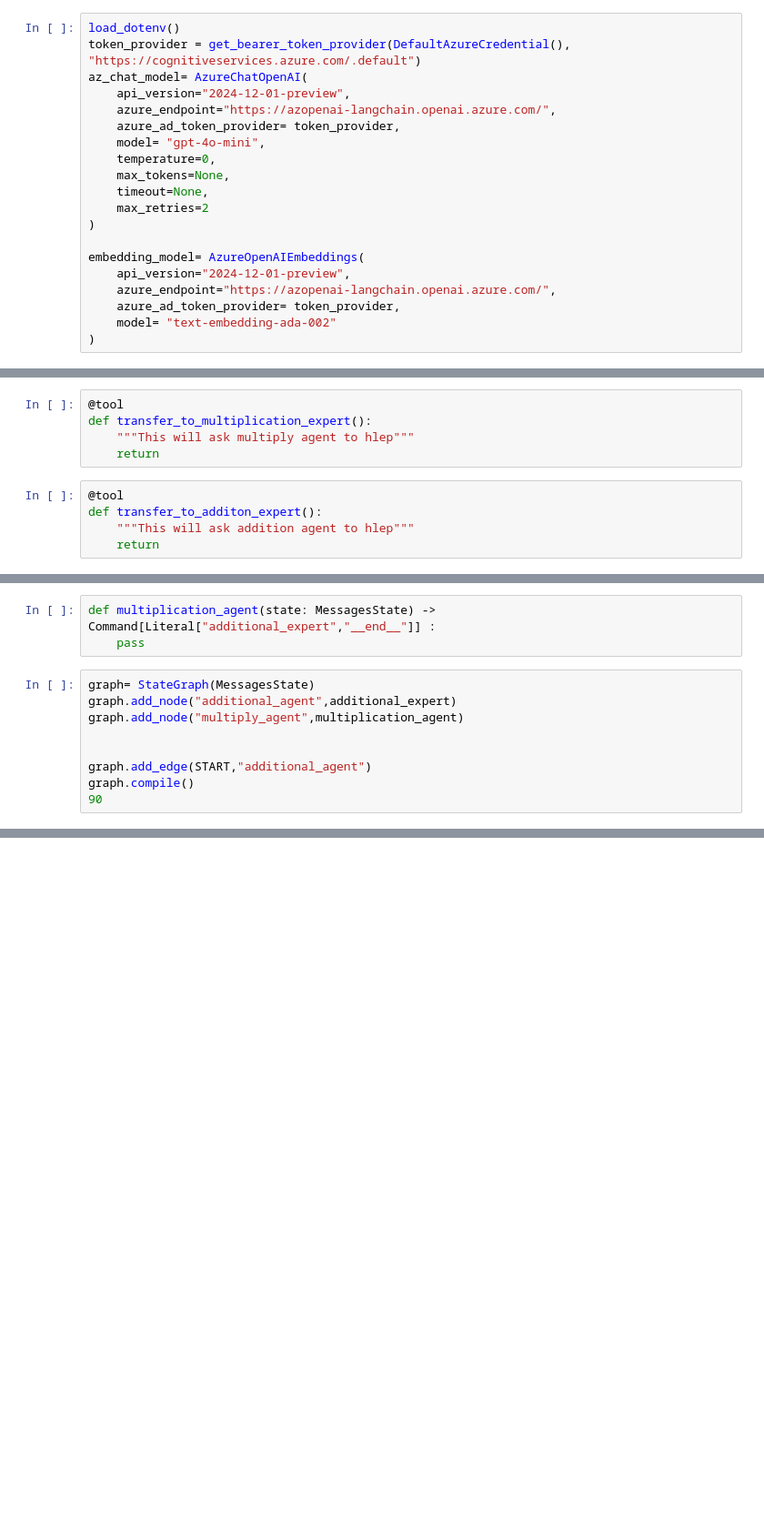
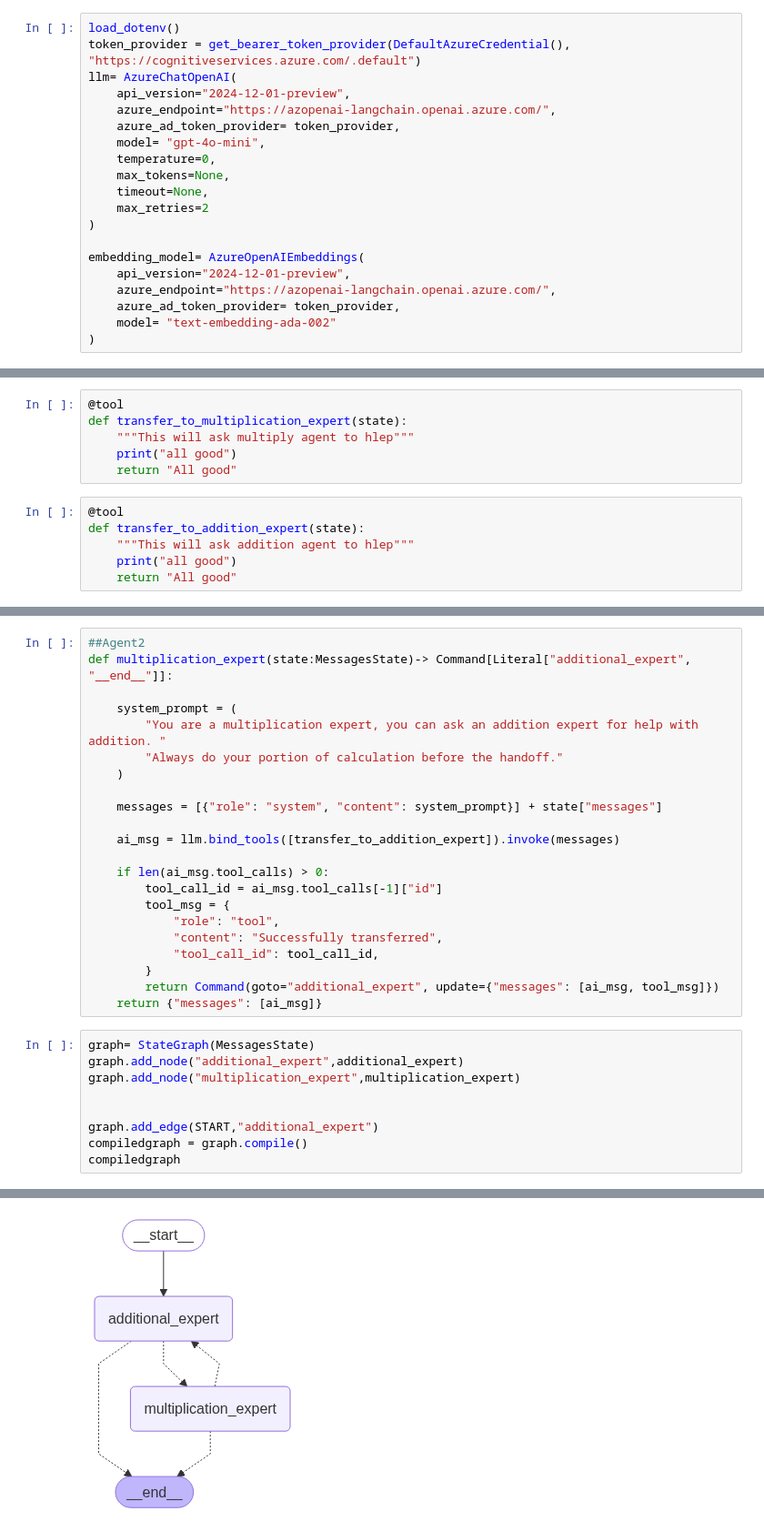
Before and after one commit to VinodNallavade/AgenticAI, a Jupyter notebook: langgraph/class-5/multi_agent_intro.ipynb, the cells around one changed output, grey strips where cells are left out. Shown: that part at 91% size. Drawn from its saved outputs; the diff is of its cells as text; blank space fills up the shorter version.

Commit message:
multi-agent-collabraion flow added.

```diff
--- a/langgraph/class-5/multi_agent_intro.ipynb
+++ b/langgraph/class-5/multi_agent_intro.ipynb
@@ -18,7 +20,7 @@ from langgraph.types import Command
 # %%
 load_dotenv()
 token_provider = get_bearer_token_provider(DefaultAzureCredential(), "https://cognitiveservices.azure.com/.default")
-az_chat_model= AzureChatOpenAI(
+llm= AzureChatOpenAI(
     api_version="2024-12-01-preview",
     azure_endpoint="https://azopenai-langchain.openai.azure.com/",
     azure_ad_token_provider= token_provider,
@@ -58,10 +64,12 @@ add.invoke({"num1":2,"num2":4})
 # %%
 @tool
-def transfer_to_multiplication_expert():
+def transfer_to_multiplication_expert(state):
     """This will ask multiply agent to hlep"""
-    return
+    print("all good")
+    return "All good"
 # %%
 @tool
-def transfer_to_additon_expert():
+def transfer_to_addition_expert(state):
     """This will ask addition agent to hlep"""
-    return
+    print("all good")
+    return "All good"
@@ -77,13 +109,32 @@ def additional_expert(state: MessagesState) -> Command[Literal["multiplication_a
 # %%
-def multiplication_agent(state: MessagesState) -> Command[Literal["additional_expert","__end__"]] :
-    pass
+##Agent2
+def multiplication_expert(state:MessagesState)-> Command[Literal["additional_expert", "__end__"]]:
+
+    system_prompt = (
+        "You are a multiplication expert, you can ask an addition expert for help with addition. "
+        "Always do your portion of calculation before the handoff."
+    )
+
+    messages = [{"role": "system", "content": system_prompt}] + state["messages"]
+
+    ai_msg = llm.bind_tools([transfer_to_addition_expert]).invoke(messages)
+
+    if len(ai_msg.tool_calls) > 0:
+        tool_call_id = ai_msg.tool_calls[-1]["id"]
+        tool_msg = {
+            "role": "tool",
+            "content": "Successfully transferred",
+            "tool_call_id": tool_call_id,
+        }
+        return Command(goto="additional_expert", update={"messages": [ai_msg, tool_msg]})
+    return {"messages": [ai_msg]}
 # %%
 graph= StateGraph(MessagesState)
-graph.add_node("additional_agent",additional_expert)
-graph.add_node("multiply_agent",multiplication_agent)
+graph.add_node("additional_expert",additional_expert)
+graph.add_node("multiplication_expert",multiplication_expert)
 
 
-graph.add_edge(START,"additional_agent")
-graph.compile()
-90
+graph.add_edge(START,"additional_expert")
+compiledgraph = graph.compile()
+compiledgraph
 # %% [output]
@@ -90,0 +141 @@ ValueError: Found edge ending at unknown node `multiplication_agent`
+[figure, added]
```
Also changed, not shown: parts of 9 cells of this notebook, 24 other files.
